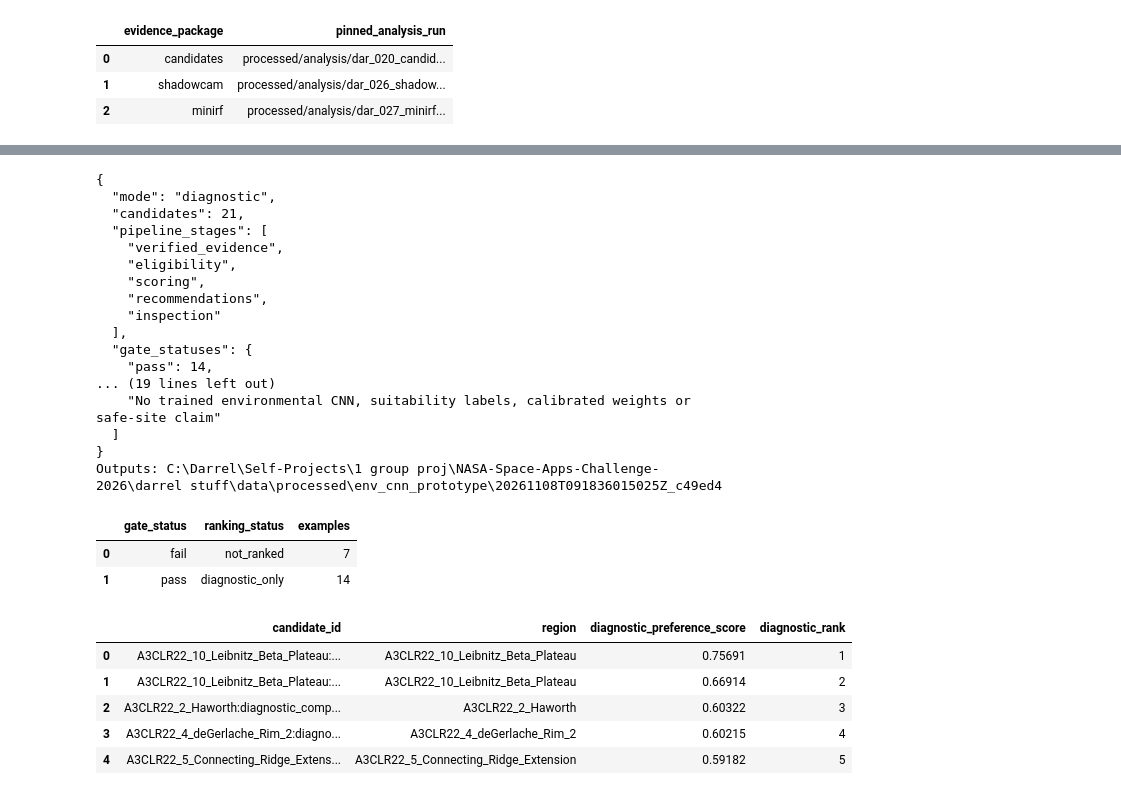
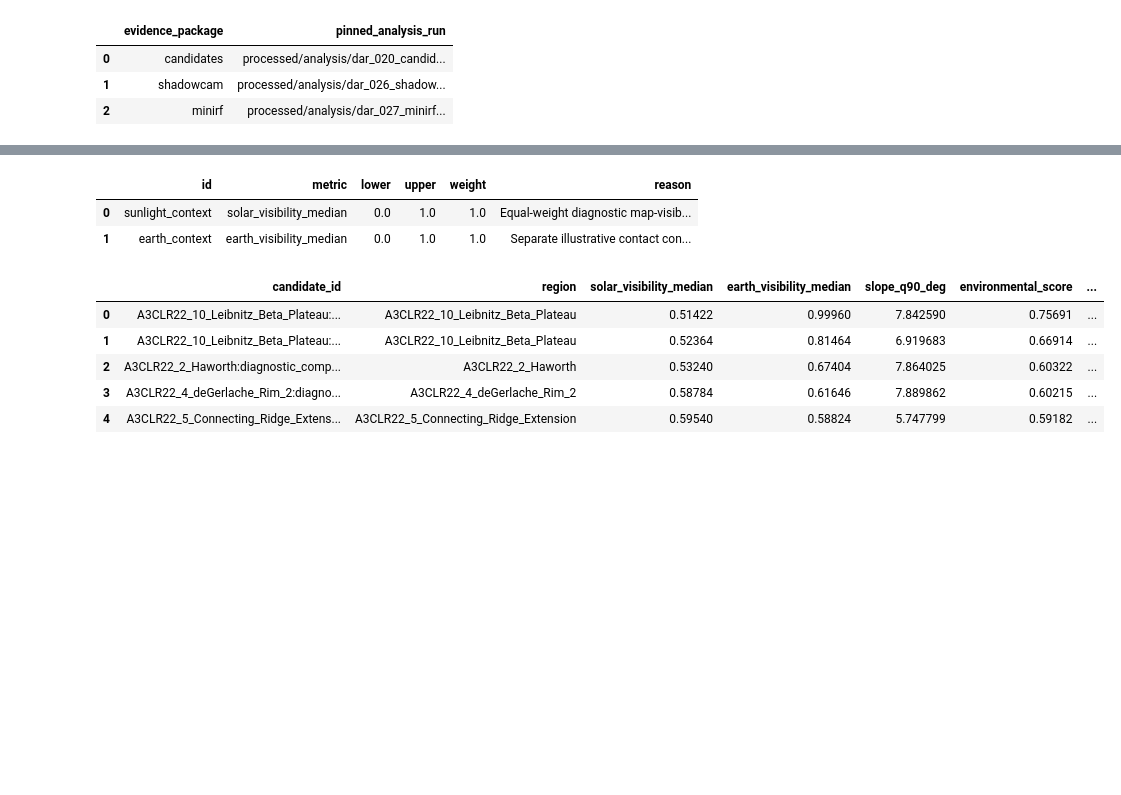
Before and after one commit to LRXA2/NASA-Space-Apps-Challenge-2026, a Jupyter notebook: darrel stuff/Pipeline_Proto/Dar_028_environment_pipeline.ipynb, the cells around one changed output, grey strips where cells are left out. Cells and saved outputs as stored; diff of their text form; code cells hidden in the pictures; blank space fills up the shorter version.

```diff
--- a/darrel stuff/Pipeline_Proto/Dar_028_environment_pipeline.ipynb
+++ b/darrel stuff/Pipeline_Proto/Dar_028_environment_pipeline.ipynb
@@ -34,16 +33,16 @@ Verify completed input/output hashes before deriving features. Retain evidence u
 # %%
-default_run = engine.main(['--config', str(CONFIG)])
-assert default_run.is_relative_to(DATA)
-baseline = pd.read_csv(default_run/'candidate_assessments.csv')
-evidence = pd.read_csv(default_run/'environment_evidence.csv')
-display(evidence.groupby(['metric','status']).size().rename('candidate_examples').reset_index())
-display(pd.read_csv(default_run/'hard_rule_results.csv')[['rule_id','status','reason']].drop_duplicates())
-assert len(baseline) == 21 and baseline.gate_status.eq('unknown').all()
-assert baseline.diagnostic_preference_score.isna().all()
-assert pd.read_csv(default_run/'soft_preference_results.csv').empty
-assert baseline.stage3_status.eq('unknown').all()
-assert baseline.operational_preference_score.isna().all()
-assert pd.read_csv(default_run/'stage3_top_k.csv').empty
-display(pd.read_csv(default_run/'stage3_operational_checks.csv')[['requirement','status','reason']].drop_duplicates())
-display(pd.read_csv(default_run/'stage3_evidence/audit/golden_input_coverage.csv'))
+comparison_run = engine.main(['--config', str(CONFIG)])
+assert comparison_run.is_relative_to(OUTPUTS) and not comparison_run.is_relative_to(DATA)
+status = pd.read_csv(comparison_run/'candidate_status.csv')
+evidence = pd.read_csv(comparison_run/'environment_evidence.csv')
+ranking = pd.read_csv(comparison_run/'environmental_rankings.csv')
+top = pd.read_csv(comparison_run/'environmental_top_k.csv')
+report = json.loads((comparison_run/'report.json').read_text(encoding='utf-8'))
+display(evidence.groupby('metric').size().rename('supported_candidates').reset_index())
+assert len(status) == 21 and len(ranking) == 14 and len(top) == 5
+assert status.comparison_status.value_counts().to_dict() == {'ranked_context_only': 14, 'excluded_by_context_filter': 7}
+assert evidence.status.eq('observed').all() and not evidence.isna().any().any()
+assert ranking.environmental_score.notna().all()
+assert report['product_mode'] and not report['is_synthetic']
+assert not report['stage3_assessment_requested']
 # %% [output]
@@ -112,37 +79,18 @@ The separate policy file uses unapproved proxy thresholds and equal visibility w
 # %%
-diagnostic_run = engine.main(['--config', str(CONFIG), '--policy', str(POLICY)])
-assessment = pd.read_csv(diagnostic_run/'candidate_assessments.csv')
-top = pd.read_csv(diagnostic_run/'diagnostic_top_k.csv')
-display(assessment.groupby(['gate_status','ranking_status']).size().rename('examples').reset_index())
-display(top[['candidate_id','region','diagnostic_preference_score','diagnostic_rank']])
-assert assessment.gate_status.eq('pass').sum() == 14
-assert assessment.gate_status.eq('fail').sum() == 7
-assert len(top) == 5 and top.gate_status.eq('pass').all()
+policy = json.loads(POLICY.read_text(encoding='utf-8'))
+display(pd.DataFrame(policy['soft_preferences'])[['id','metric','lower','upper','weight','reason']])
+display(top[['candidate_id','region','solar_visibility_median','earth_visibility_median','slope_q90_deg','environmental_score','environmental_rank']])
+assert top.context_filter_status.eq('pass').all()
+assert top.environmental_score.between(0,1).all()
+assert not top.candidate_id.str.startswith('SYN_').any()
 # %% [output]
-{
-  "mode": "diagnostic",
-  "candidates": 21,
-  "pipeline_stages": [
-    "verified_evidence",
-    "eligibility",
-    "scoring",
-    "recommendations",
-    "inspection"
-  ],
-  "gate_statuses": {
-    "pass": 14,
-... (19 lines left out)
-    "No trained environmental CNN, suitability labels, calibrated weights or safe-site claim"
-  ]
-}
-Outputs: C:\Darrel\Self-Projects\1 group proj\NASA-Space-Apps-Challenge-2026\darrel stuff\data\processed\env_cnn_prototype\20261108T091836015025Z_c49ed4
-|  | gate_status | ranking_status | examples |
-| 0 | fail | not_ranked | 7 |
-| 1 | pass | diagnostic_only | 14 |
+|  | id | metric | lower | upper | weight | reason |
+| 0 | sunlight_context | solar_visibility_median | 0.0 | 1.0 | 1.0 | Equal-weight diagnostic map-visib... |
+| 1 | earth_context | earth_visibility_median | 0.0 | 1.0 | 1.0 | Separate illustrative contact con... |
-|  | candidate_id | region | diagnostic_preference_score | diagnostic_rank |
-| 0 | A3CLR22_10_Leibnitz_Beta_Plateau:... | A3CLR22_10_Leibnitz_Beta_Plateau | 0.75691 | 1 |
-| 1 | A3CLR22_10_Leibnitz_Beta_Plateau:... | A3CLR22_10_Leibnitz_Beta_Plateau | 0.66914 | 2 |
-| 2 | A3CLR22_2_Haworth:diagnostic_comp... | A3CLR22_2_Haworth | 0.60322 | 3 |
-| 3 | A3CLR22_4_deGerlache_Rim_2:diagno... | A3CLR22_4_deGerlache_Rim_2 | 0.60215 | 4 |
-| 4 | A3CLR22_5_Connecting_Ridge_Extens... | A3CLR22_5_Connecting_Ridge_Extension | 0.59182 | 5 |
+|  | candidate_id | region | solar_visibility_median | earth_visibility_median | slope_q90_deg | environmental_score | ... |
+| 0 | A3CLR22_10_Leibnitz_Beta_Plateau:... | A3CLR22_10_Leibnitz_Beta_Plateau | 0.51422 | 0.99960 | 7.842590 | 0.75691 | ... |
+| 1 | A3CLR22_10_Leibnitz_Beta_Plateau:... | A3CLR22_10_Leibnitz_Beta_Plateau | 0.52364 | 0.81464 | 6.919683 | 0.66914 | ... |
+| 2 | A3CLR22_2_Haworth:diagnostic_comp... | A3CLR22_2_Haworth | 0.53240 | 0.67404 | 7.864025 | 0.60322 | ... |
+| 3 | A3CLR22_4_deGerlache_Rim_2:diagno... | A3CLR22_4_deGerlache_Rim_2 | 0.58784 | 0.61646 | 7.889862 | 0.60215 | ... |
+| 4 | A3CLR22_5_Connecting_Ridge_Extens... | A3CLR22_5_Connecting_Ridge_Extension | 0.59540 | 0.58824 | 5.747799 | 0.59182 | ... |
 # %% [markdown]
```
Also changed, not shown: parts of 16 cells of this notebook, 46 other files.
